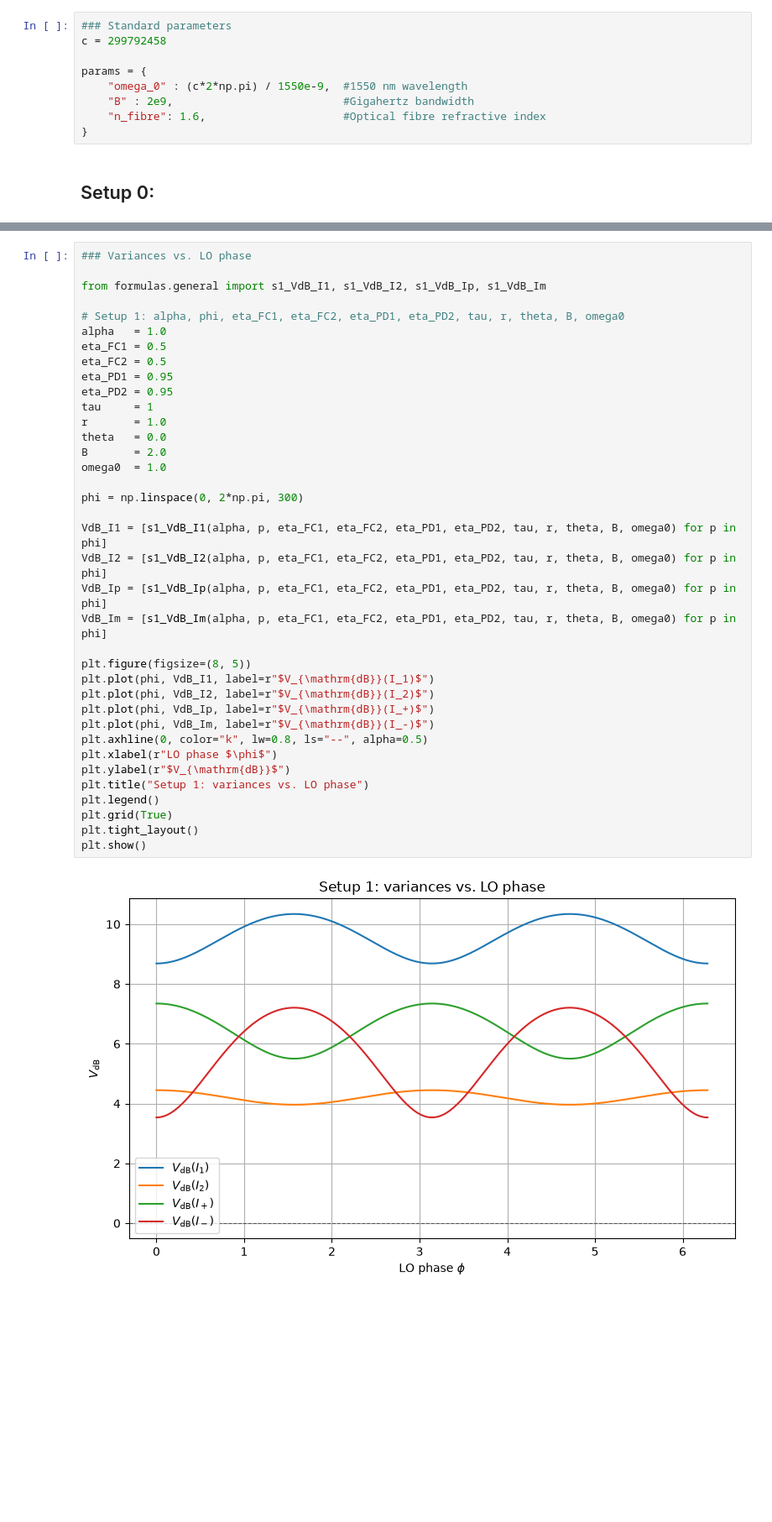
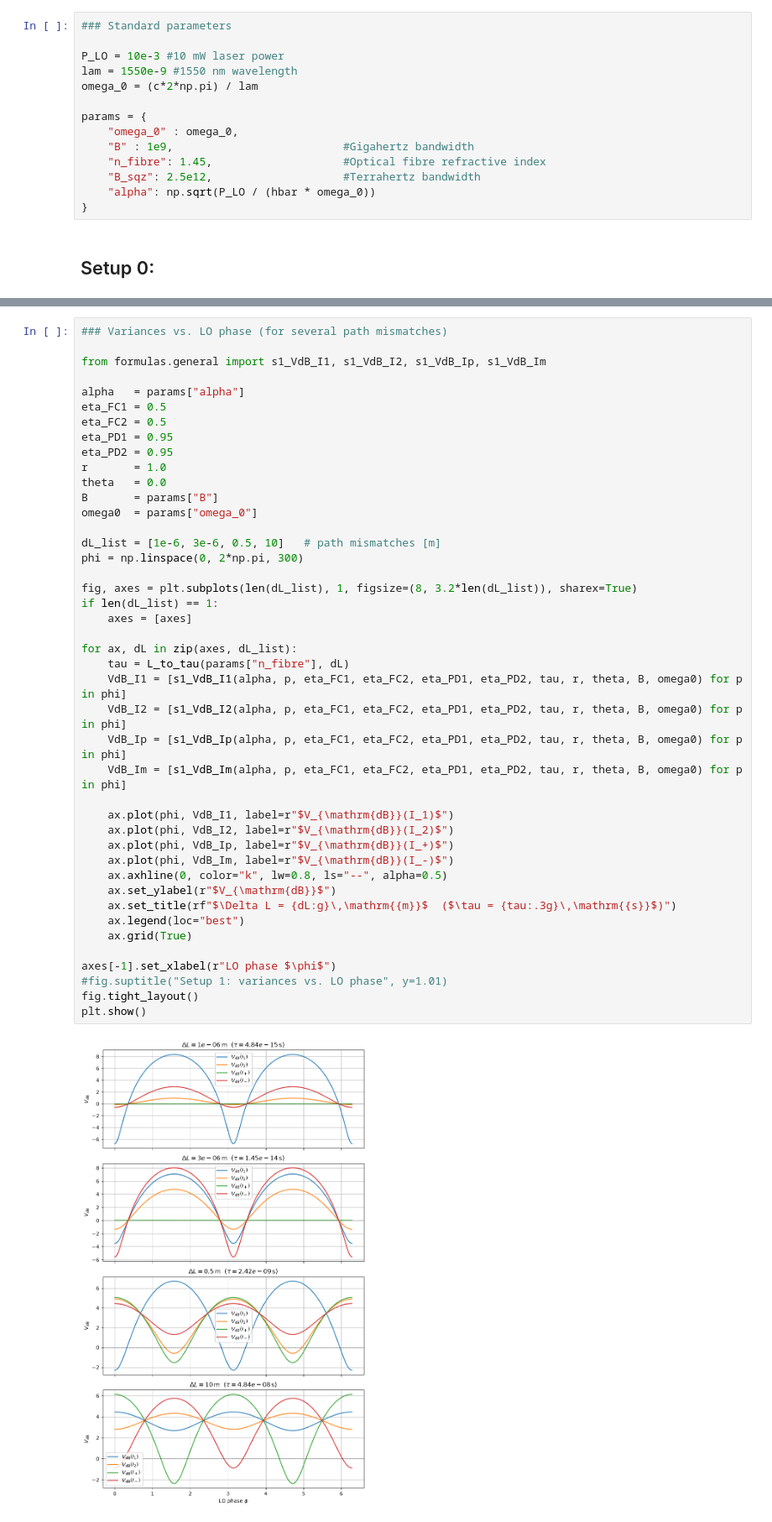
Before and after one commit to AxelSegendorf/two-mode-squeezing, a Jupyter notebook: simulation/plotting_all_setups.ipynb, the cells around one changed output, grey strips where cells are left out. Shown at 84% size. Cells and saved outputs as stored; diff of their text form; blank space fills up the shorter version.

```diff
--- a/simulation/plotting_all_setups.ipynb
+++ b/simulation/plotting_all_setups.ipynb
@@ -78,11 +79,16 @@ import matplotlib.pyplot as plt
 # %%
 ### Standard parameters
-c = 299792458
+
+P_LO = 10e-3 #10 mW laser power
+lam = 1550e-9 #1550 nm wavelength
+omega_0 = (c*2*np.pi) / lam
 
 params = {
-    "omega_0" : (c*2*np.pi) / 1550e-9,  #1550 nm wavelength
-    "B" : 2e9,                          #Gigahertz bandwidth
-    "n_fibre": 1.6,                     #Optical fibre refractive index
+    "omega_0" : omega_0,
+    "B" : 1e9,                          #Gigahertz bandwidth
+    "n_fibre": 1.45,                    #Optical fibre refractive index
+    "B_sqz": 2.5e12,                    #Terrahertz bandwidth
+    "alpha": np.sqrt(P_LO / (hbar * omega_0))
 }
 # %% [markdown]
 ## Setup 0:
@@ -169,39 +175,45 @@ plt.show()
 # %%
-### Variances vs. LO phase
+### Variances vs. LO phase (for several path mismatches)
 
 from formulas.general import s1_VdB_I1, s1_VdB_I2, s1_VdB_Ip, s1_VdB_Im
 
-# Setup 1: alpha, phi, eta_FC1, eta_FC2, eta_PD1, eta_PD2, tau, r, theta, B, omega0
-alpha   = 1.0
+alpha   = params["alpha"]
 eta_FC1 = 0.5
 eta_FC2 = 0.5
 eta_PD1 = 0.95
 eta_PD2 = 0.95
-tau     = 1
 r       = 1.0
 theta   = 0.0
-B       = 2.0
-omega0  = 1.0
+B       = params["B"]
+omega0  = params["omega_0"]
 
+dL_list = [1e-6, 3e-6, 0.5, 10]   # path mismatches [m]
 phi = np.linspace(0, 2*np.pi, 300)
 
-VdB_I1 = [s1_VdB_I1(alpha, p, eta_FC1, eta_FC2, eta_PD1, eta_PD2, tau, r, theta, B, omega0) for p in phi]
-VdB_I2 = [s1_VdB_I2(alpha, p, eta_FC1, eta_FC2, eta_PD1, eta_PD2, tau, r, theta, B, omega0) for p in phi]
-VdB_Ip = [s1_VdB_Ip(alpha, p, eta_FC1, eta_FC2, eta_PD1, eta_PD2, tau, r, theta, B, omega0) for p in phi]
-VdB_Im = [s1_VdB_Im(alpha, p, eta_FC1, eta_FC2, eta_PD1, eta_PD2, tau, r, theta, B, omega0) for p in phi]
+fig, axes = plt.subplots(len(dL_list), 1, figsize=(8, 3.2*len(dL_list)), sharex=True)
+if len(dL_list) == 1:
+    axes = [axes]
 
-plt.figure(figsize=(8, 5))
-plt.plot(phi, VdB_I1, label=r"$V_{\mathrm{dB}}(I_1)$")
-plt.plot(phi, VdB_I2, label=r"$V_{\mathrm{dB}}(I_2)$")
-plt.plot(phi, VdB_Ip, label=r"$V_{\mathrm{dB}}(I_+)$")
-plt.plot(phi, VdB_Im, label=r"$V_{\mathrm{dB}}(I_-)$")
-plt.axhline(0, color="k", lw=0.8, ls="--", alpha=0.5)
-plt.xlabel(r"LO phase $\phi$")
-plt.ylabel(r"$V_{\mathrm{dB}}$")
-plt.title("Setup 1: variances vs. LO phase")
-plt.legend()
-plt.grid(True)
-plt.tight_layout()
+for ax, dL in zip(axes, dL_list):
+    tau = L_to_tau(params["n_fibre"], dL)
+    VdB_I1 = [s1_VdB_I1(alpha, p, eta_FC1, eta_FC2, eta_PD1, eta_PD2, tau, r, theta, B, omega0) for p in phi]
+    VdB_I2 = [s1_VdB_I2(alpha, p, eta_FC1, eta_FC2, eta_PD1, eta_PD2, tau, r, theta, B, omega0) for p in phi]
+    VdB_Ip = [s1_VdB_Ip(alpha, p, eta_FC1, eta_FC2, eta_PD1, eta_PD2, tau, r, theta, B, omega0) for p in phi]
+    VdB_Im = [s1_VdB_Im(alpha, p, eta_FC1, eta_FC2, eta_PD1, eta_PD2, tau, r, theta, B, omega0) for p in phi]
+
+    ax.plot(phi, VdB_I1, label=r"$V_{\mathrm{dB}}(I_1)$")
+    ax.plot(phi, VdB_I2, label=r"$V_{\mathrm{dB}}(I_2)$")
+    ax.plot(phi, VdB_Ip, label=r"$V_{\mathrm{dB}}(I_+)$")
+    ax.plot(phi, VdB_Im, label=r"$V_{\mathrm{dB}}(I_-)$")
+    ax.axhline(0, color="k", lw=0.8, ls="--", alpha=0.5)
+    ax.set_ylabel(r"$V_{\mathrm{dB}}$")
+    ax.set_title(rf"$\Delta L = {dL:g}\,\mathrm{{m}}$  ($\tau = {tau:.3g}\,\mathrm{{s}}$)")
+    ax.legend(loc="best")
+    ax.grid(True)
+
+axes[-1].set_xlabel(r"LO phase $\phi$")
+#fig.suptitle("Setup 1: variances vs. LO phase", y=1.01)
+fig.tight_layout()
 plt.show()
 # %% [output]
-[figure, old version]
+[figure, new version]
```
Also changed, not shown: parts of 23 cells of this notebook, 4 other files.
